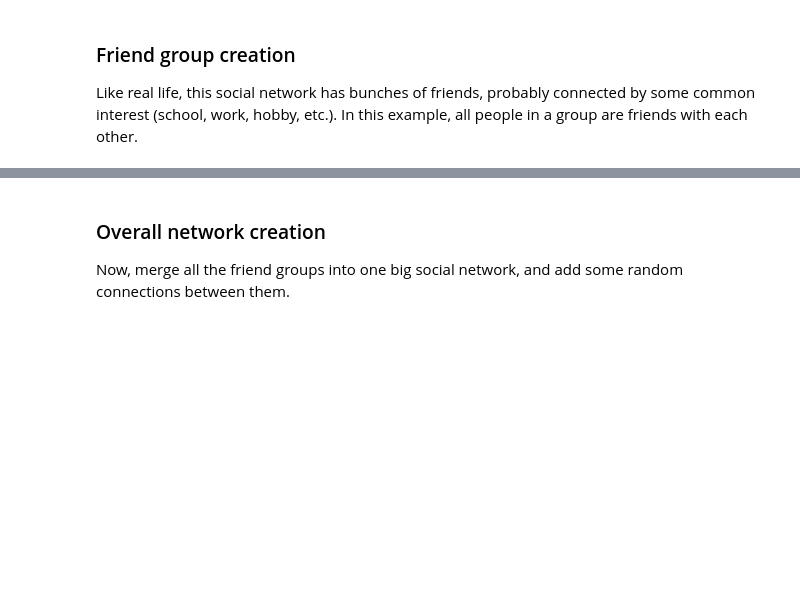
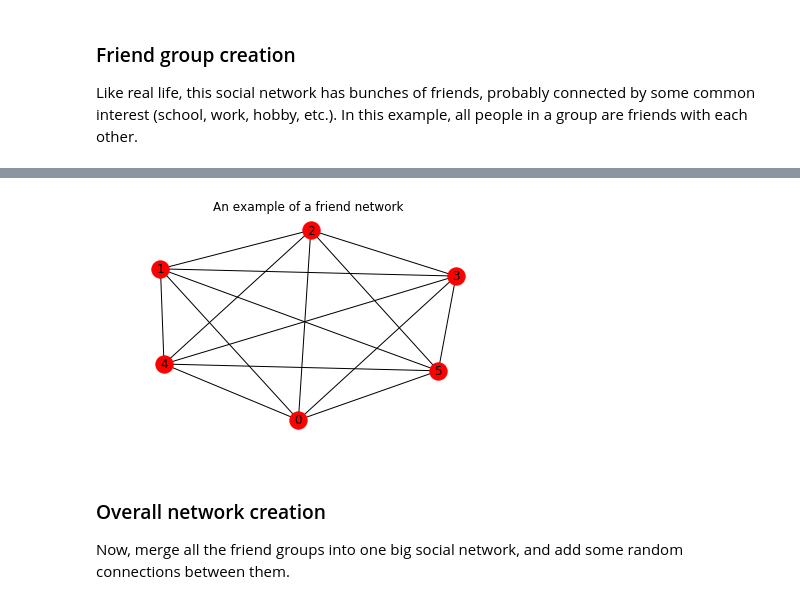
Before and after one commit to simon-andrews/soper, a Jupyter notebook: notebooks/Experimentation.ipynb, the cells around one changed output, grey strips where cells are left out. Saved outputs shown, nothing was run; the diff lists cells and outputs as text; code cells hidden in the pictures; blank space fills up the shorter version.

```diff
--- a/notebooks/Experimentation.ipynb
+++ b/notebooks/Experimentation.ipynb
@@ -78,3 +28,96 @@ nx.draw(friend_networks[0], with_labels=True)
+# %%
+friend_group_count = 3
+friends_per_group = 6
+max_interminglings = 3
+
+class Person(object):
+    def __init__(self, id_number):
+        self.id_number = id_number
+        # https://homepage.stat.uiowa.edu/~mbognar/applets/normal.html
+        self.gullibility = np.random.normal(loc=0.5, scale=0.1) # mean=loc,stdev=scale
+        self.hostility = np.random.normal(loc=0, scale=1)
+        self.activity_level = np.random.chisquare(3) / 10
+        self.feed = list()
+    def __str__(self):
+        return str(self.id_number)
+    def attitude(self):
+        if self.hostility < -0.2:
+            return 'neg'
+        elif self.hostility > 0.2:
+            return 'pos'
+        else:
+            return 'neu'
+    def post(self):
+        a = self.attitude()
+        post_candidates = list()
+        if a == 'pos':
+            post_candidates = [
+                'I\'m pretty okay with more Elbonians',
+                'I LOVE Elbonian food! More Elbonians = more yummy food!',
+                'I support #ElbonianRefugees because I believe in opportunity for all.',
+                'The positive effects of Elbonian immigration are well-documented',
+                'Elbonian culture is beautiful, especially their dances! <3',
+                'My boss is an Elbonian and she\'s great!',
+                'I\'m okay with Elbonians'
+            ]
+        elif a == 'neu':
+            post_candidates = [
+                '1400 Elbonian refugees have crossed the border in the past week.',
+                'My father was from Elbonia.',
+                'President McBasketball will address the nation tonight about the Elbonian refugees',
+                'The Elbonian capitol has lots of notable architecture',
+                '@FatStacksInstitute has released a new report about the effects of Elbonians on the economy',
+                'Elbonian News Network (ENN) has published a new documentary on Elbonian agriculture',
+                'A brief history of the Elbonian refugee issue on ViewTube: https://vwt.be/123abc',
+            ]
+        elif a == 'neg':
+            post_candidates = [
+                'I am DISGUSTED by the Elbonian pig-men.',
+                'Elbonians are unpleasant and smell bad.',
+                'Every Elbonian I know is RUDE!',
+                'Elbonians need to LEAVE this country. GO BACK!',
+                'Elbonians have freakishly small heads, probably because they are dumb.',
+                'Do Elbonians make anyone else uncomfortable? :\\',
+                'To be honest, I\'m not against the government\'s Elbonian ban',
+            ]
+        else:
+            raise Error
+        self.feed.append(random.choice(post_candidates))
+
+friend_groups = list()
+friend_networks = list()
+all_people = list()
+
+for group_number in range(friend_group_count):
+    """
+    Initialize groups of friends
+    """
+
+    # Create a list of friends
+    lower_fence = group_number * friends_per_group
+    upper_fence = lower_fence + friends_per_group
+    friend_group = [Person(id_number) for id_number in range(lower_fence, upper_fence)]
+    friend_groups.append(friend_group)
+
+    # Create a network from the list
+    friend_network = nx.Graph()
+    friend_network.add_nodes_from(friend_group)
+    friend_networks.append(friend_network)
+
+    # Join all the members of the network together
+    for friend in friend_network:
+        for other_friend in friend_network:
+            if other_friend is not friend:
+                friend_network.add_edge(friend, other_friend)
+
+for group in friend_groups:
+    for person in group:
+        all_people.append(person)
+
+plt.title('An example of a friend network')
+nx.draw(friend_networks[0], with_labels=True)
+# %% [output]
+[figure, added]
 # %% [markdown]
 ### Overall network creation
 Now, merge all the friend groups into one big social network, and add some random connections between them.
```
Also changed, not shown: parts of 4 cells of this notebook.
